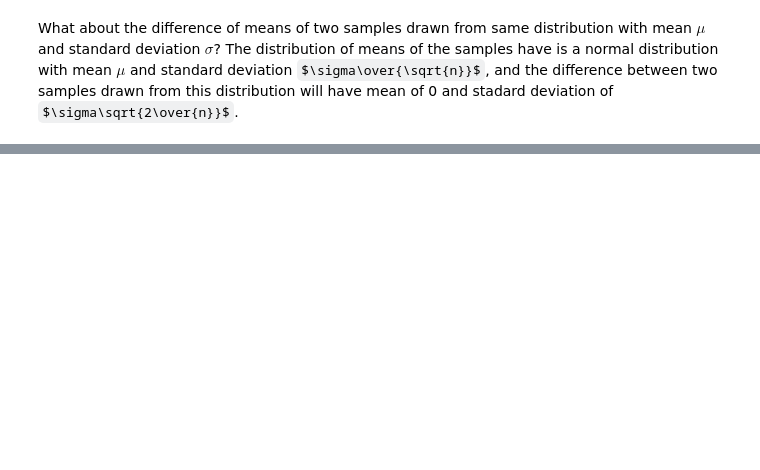
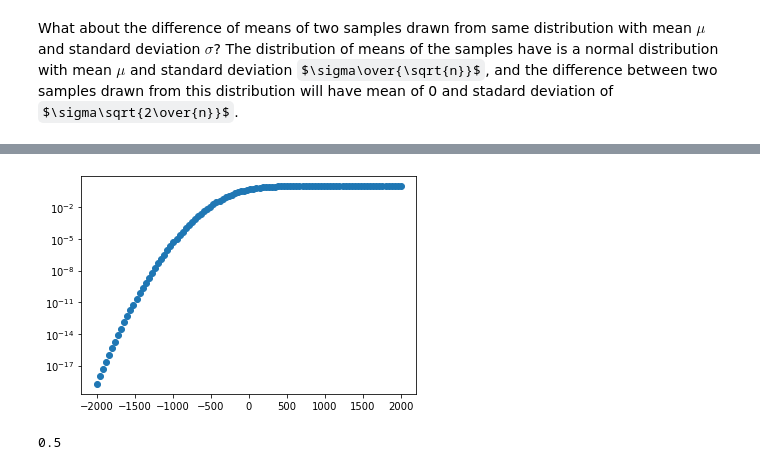
Before and after one commit to ucbmcb288/mcb288, a Jupyter notebook: RNAseq_Replication/MCB288_Barton_PartThree.ipynb, the cells around one changed output, grey strips where cells are left out. Saved outputs shown, nothing was run; the diff lists cells and outputs as text; code cells hidden in the pictures; some formulas as TeX source; blank space fills up the shorter version.

```diff
--- a/RNAseq_Replication/MCB288_Barton_PartThree.ipynb
+++ b/RNAseq_Replication/MCB288_Barton_PartThree.ipynb
@@ -443 +495,10 @@ meandist = scipy.stats.norm(loc=mean_mu,scale=mean_sigma)
+# %%
+plt.scatter(x,meandist.cdf(x))
+plt.yscale('log')
+# %% [output]
+[figure, added]
+# %%
+meandist.cdf(0)
+# %% [output]
+0.5
 # %%
```
Also changed, not shown: parts of 25 cells of this notebook, 5 other files.
